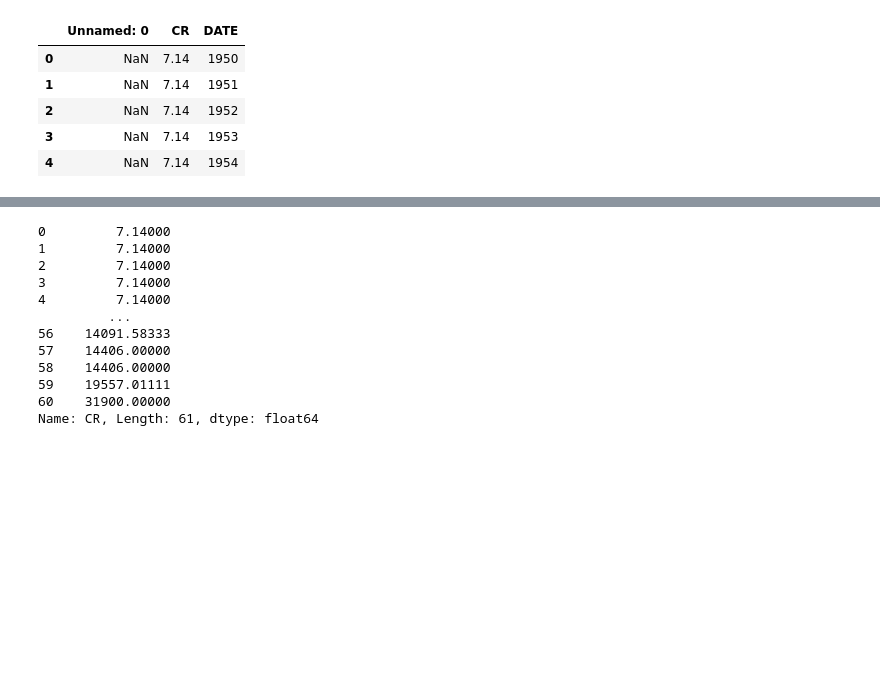
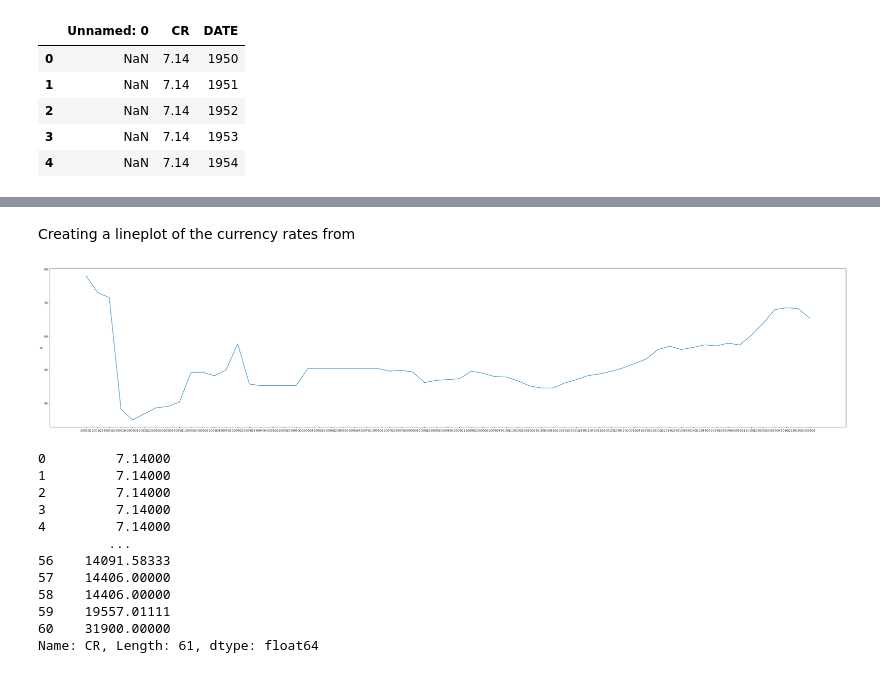
Before and after one commit to Cena980/Afghani-Currency-flactuations, a Jupyter notebook: Analysis/Analysis.ipynb, the cells around one changed output, grey strips where cells are left out. Cells and saved outputs as stored; diff of their text form; code cells hidden in the pictures; blank space fills up the shorter version.

```diff
--- a/Analysis/Analysis.ipynb
+++ b/Analysis/Analysis.ipynb
@@ -8,6 +10,7 @@ import numpy as np
 af_df = pd.read_csv(r'C:\Users\Sina\Desktop\Afghani-Currency-flactuations\Datasets\Cleaning Process\Afghanistan2.csv')
 som_df = pd.read_csv(r'C:\Users\Sina\Desktop\Afghani-Currency-flactuations\Datasets\Cleaning Process\Somalia.csv')
 som_cr = pd.read_csv(r'C:\Users\Sina\Desktop\Afghani-Currency-flactuations\Datasets\Raw data\SomaliaCR.csv')
+df_af = pd.read_csv(r'C:\Users\Sina\Desktop\Afghani-Currency-flactuations\Datasets\Cleaning Process\quarterly-edited.csv')
 # %%
 af_df.head()
 # %% [output]
@@ -37,0 +53,3 @@ som_cr.head()
+# %%
+af = df_af.iloc[0]
+print(af)
@@ -38,3 +69,21 @@ som_cr.head()
+# %% [markdown]
+Creating a lineplot of the currency rates from
+# %%
+year = ['2001Q1', '2001Q2', '2001Q3', '2001Q4', '2002Q1',
+       '2002Q2', '2002Q3', '2002Q4', '2003Q1', '2003Q2', '2003Q3', '2003Q4',
+       '2004Q1', '2004Q2', '2004Q3', '2004Q4', '2005Q1', '2005Q2', '2005Q3',
+       '2005Q4', '2006Q1', '2006Q2', '2006Q3', '2006Q4', '2007Q1', '2007Q2',
+       '2007Q3', '2007Q4', '2008Q1', '2008Q2', '2008Q3', '2008Q4', '2009Q1',
+       '2009Q2', '2009Q3', '2009Q4', '2010Q1', '2010Q2', '2010Q3', '2010Q4',
+       '2011Q1', '2011Q2', '2011Q3', '2011Q4', '2012Q1', '2012Q2', '2012Q3',
+       '2012Q4', '2013Q1', '2013Q2', '2013Q3', '2013Q4', '2014Q1', '2014Q2',
+       '2014Q3', '2014Q4', '2015Q1', '2015Q2', '2015Q3', '2015Q4', '2016Q1',
+       '2016Q2', '2016Q3']
+plt.figure(figsize=(50,10))
+sns.lineplot(x=year, y = af[2:])
+plt.savefig('Afghani Exchange rate in the 2000s.png')
+# %% [output]
+[figure, added]
 # %%
 som_cr['CR']
 # %% [output]
```
Also changed, not shown: parts of 5 cells of this notebook, 3 other files.
